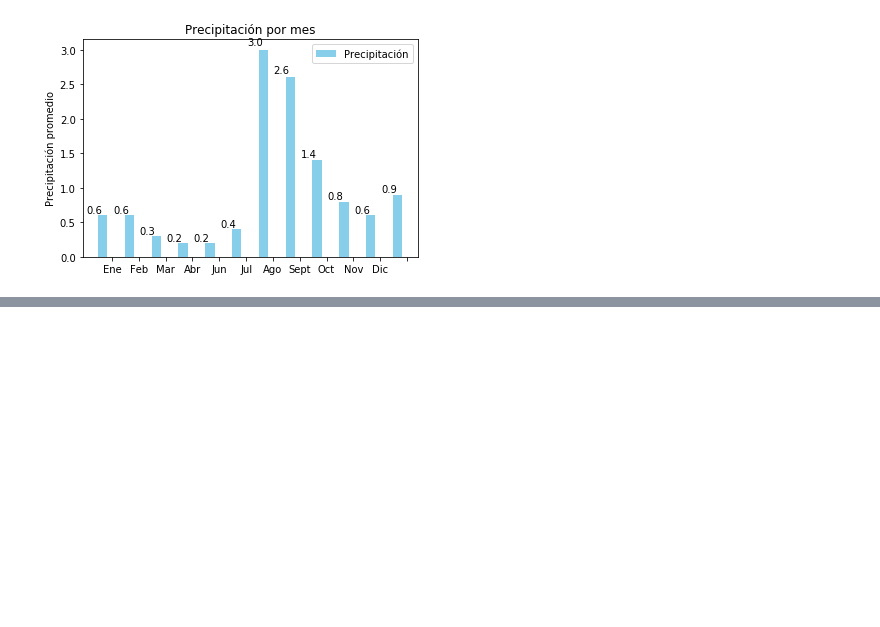
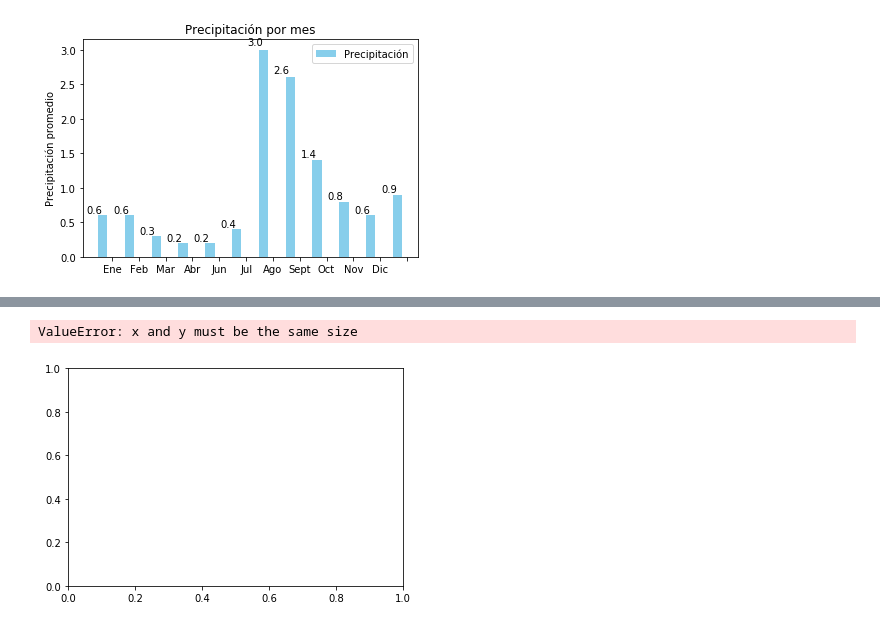
Before and after one commit to albertomedinac/Computacional-I, a Jupyter notebook: actividad_4/actividad 4.ipynb, the cells around one changed output, grey strips where cells are left out. Cells and saved outputs as stored; diff of their text form; code cells hidden in the pictures; blank space fills up the shorter version.

```diff
--- a/actividad_4/actividad 4.ipynb
+++ b/actividad_4/actividad 4.ipynb
@@ -113,0 +232,11 @@ plt.show()
+# %%
+X=np.linspace(0,17500,10)
+Y1=df.TMIN
+Y2=df.TMAX
+
+plt.scatter(X,Y1,color='k')
+plt.scatter(X,Y2,color='g')
+plt.show()
+# %% [output]
+ValueError: x and y must be the same size
+[figure, added]
```
Also changed, not shown: parts of 9 cells of this notebook.
